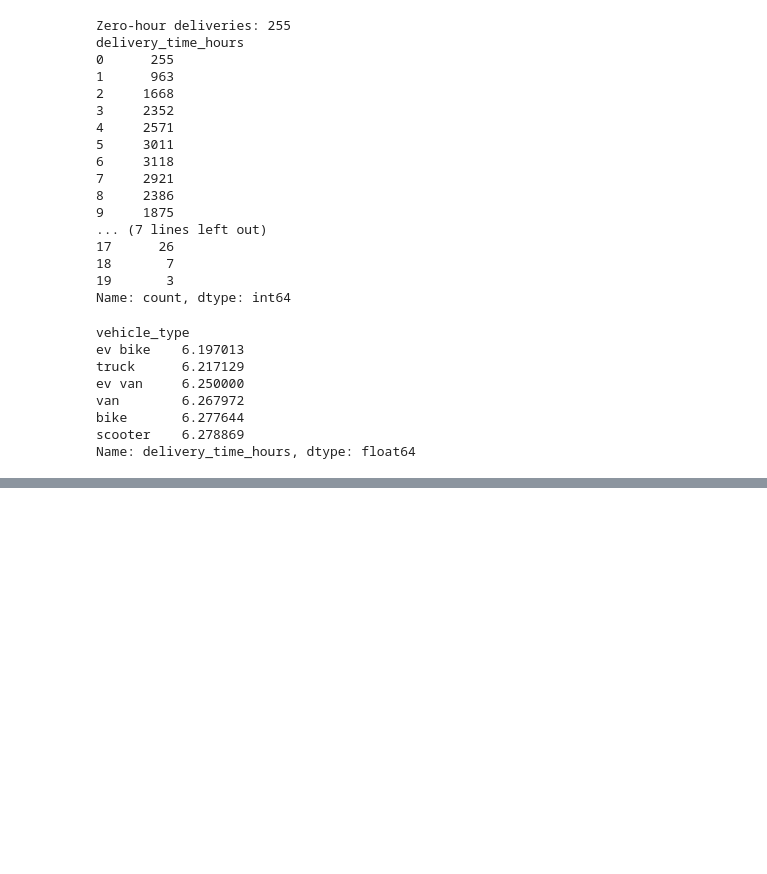
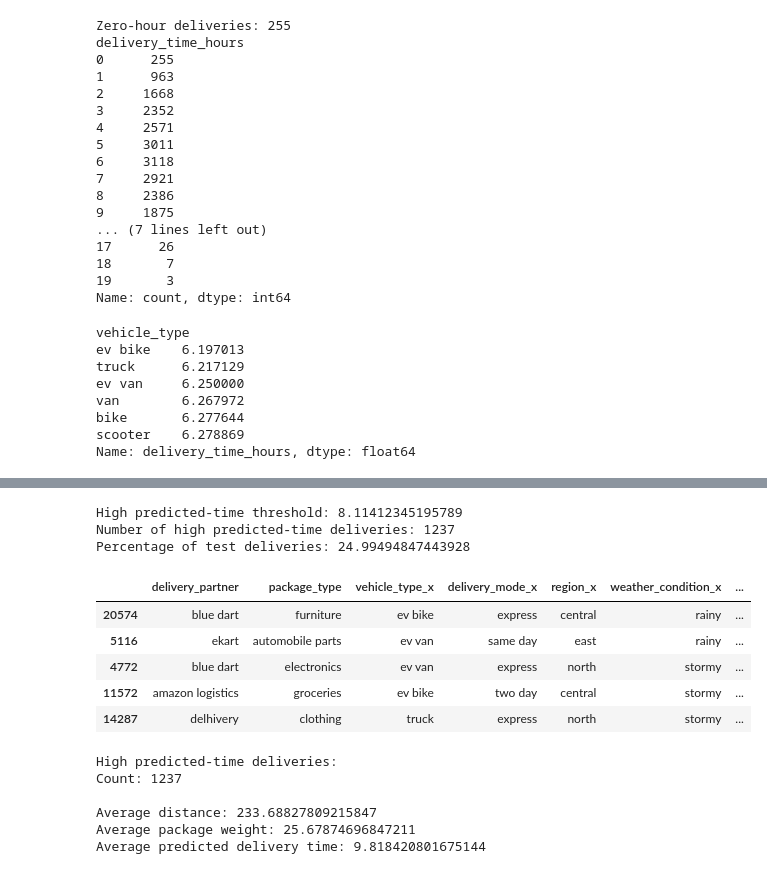
Before and after one commit to hamsa-nk/logistics-data-analysis, a Jupyter notebook: Week4.ipynb, the cells around one changed output, grey strips where cells are left out. Drawn from its saved outputs; the diff is of its cells as text; code cells hidden in the pictures; blank space fills up the shorter version.

```diff
--- a/Week4.ipynb
+++ b/Week4.ipynb
@@ -148,0 +278,6 @@ Name: delivery_time_hours, dtype: float64
+# %%
+df_model = df[df["delivery_time_hours"] > 0].copy()
+
+print("Original rows:", len(df))
+print("Rows after cleaning:", len(df_model))
+print("Removed rows:", len(df) - len(df_model))
@@ -148,0 +1116,72 @@ Name: delivery_time_hours, dtype: float64
+# %%
+high_time_threshold = np.percentile(tuned_forest_predictions, 75)
+
+high_time_mask = tuned_forest_predictions > high_time_threshold
+
+high_time_count = high_time_mask.sum()
+high_time_percentage = high_time_mask.mean() * 100
+
+print("High predicted-time threshold:", high_time_threshold)
+print("Number of high predicted-time deliveries:", high_time_count)
+print("Percentage of test deliveries:", high_time_percentage)
+# %% [output]
+High predicted-time threshold: 8.11412345195789
+Number of high predicted-time deliveries: 1237
+Percentage of test deliveries: 24.99494847443928
+# %%
+high_time_test = X_test.copy()
+
+high_time_test["predicted_delivery_time"] = tuned_forest_predictions
+high_time_test["high_time"] = high_time_test["predicted_delivery_time"] > high_time_threshold
+
+high_time_summary = (
+    high_time_test[high_time_test["high_time"]]
+    .merge(
+        df_model.loc[X_test.index, [
+            "distance_km",
+            "package_weight_kg",
+            "weather_condition",
+            "vehicle_type",
+            "delivery_mode",
+            "region"
+        ]],
+        left_index=True,
+        right_index=True
+    )
+)
+
+high_time_summary.head()
+# %% [output]
+|  | delivery_partner | package_type | vehicle_type_x | delivery_mode_x | region_x | weather_condition_x | ... |
+| 20574 | blue dart | furniture | ev bike | express | central | rainy | ... |
+| 5116 | ekart | automobile parts | ev van | same day | east | rainy | ... |
+| 4772 | blue dart | electronics | ev van | express | north | stormy | ... |
+| 11572 | amazon logistics | groceries | ev bike | two day | central | stormy | ... |
+| 14287 | delhivery | clothing | truck | express | north | stormy | ... |
+# %%
+high_time_summary = high_time_summary[
+    [
+        "distance_km_y",
+        "package_weight_kg_y",
+        "weather_condition_y",
+        "vehicle_type_y",
+        "delivery_mode_y",
+        "region_y",
+        "predicted_delivery_time"
+    ]
+]
+
+print("High predicted-time deliveries:")
+print("Count:", len(high_time_summary))
+print()
+
+print("Average distance:", high_time_summary["distance_km_y"].mean())
+print("Average package weight:", high_time_summary["package_weight_kg_y"].mean())
+print("Average predicted delivery time:", high_time_summary["predicted_delivery_time"].mean())
+# %% [output]
+High predicted-time deliveries:
+Count: 1237
+
+Average distance: 233.68827809215847
+Average package weight: 25.67874696847211
+Average predicted delivery time: 9.818420801675144
```
Also changed, not shown: parts of 50 cells of this notebook.
